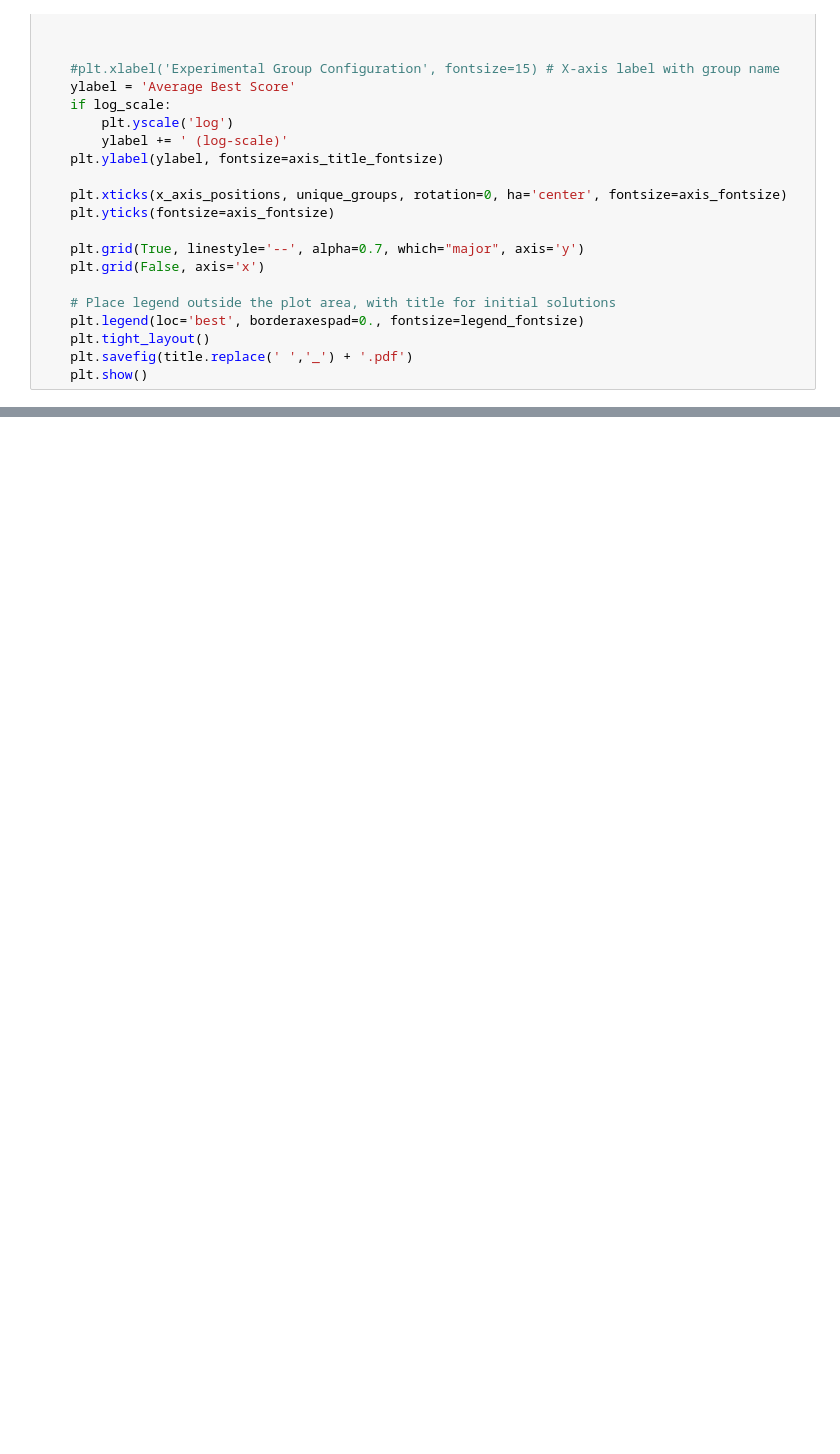
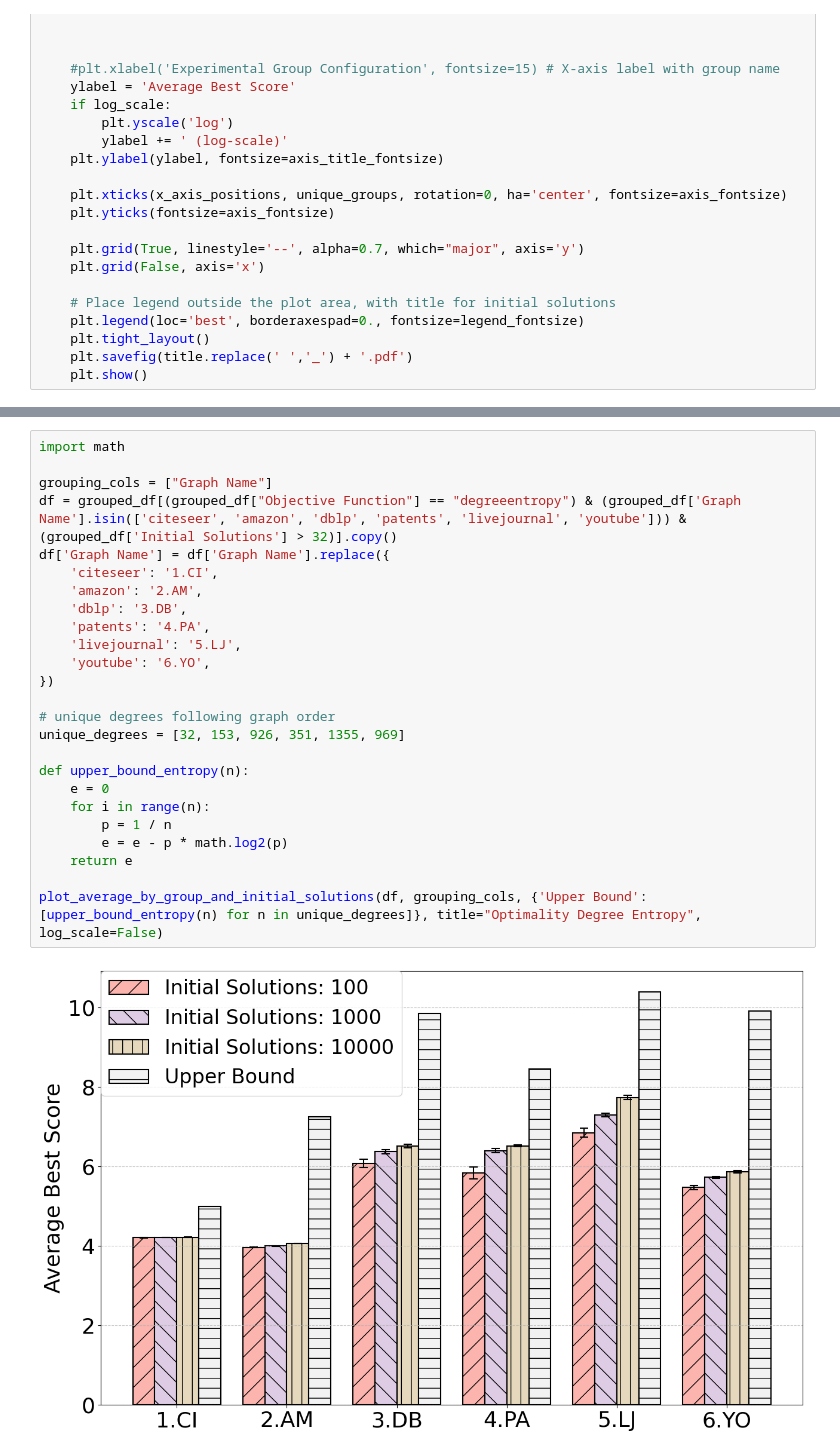
Before and after one commit to dcc-ufla-graph-mining/fractal, a Jupyter notebook: plots/optimality_plots.ipynb, the cells around one changed output, grey strips where cells are left out. Saved outputs shown, nothing was run; the diff lists cells and outputs as text; blank space fills up the shorter version.

```diff
--- a/plots/optimality_plots.ipynb
+++ b/plots/optimality_plots.ipynb
@@ -312,0 +318,27 @@ plot_average_by_group_and_initial_solutions(df, grouping_cols, {'GreedyPeelingIn
+# %%
+import math
+
+grouping_cols = ["Graph Name"]
+df = grouped_df[(grouped_df["Objective Function"] == "degreeentropy") & (grouped_df['Graph Name'].isin(['citeseer', 'amazon', 'dblp', 'patents', 'livejournal', 'youtube'])) & (grouped_df['Initial Solutions'] > 32)].copy()
+df['Graph Name'] = df['Graph Name'].replace({
+    'citeseer': '1.CI',
+    'amazon': '2.AM',
+    'dblp': '3.DB',
+    'patents': '4.PA',
+    'livejournal': '5.LJ',
+    'youtube': '6.YO',
+})
+
+# unique degrees following graph order
+unique_degrees = [32, 153, 926, 351, 1355, 969]
+
+def upper_bound_entropy(n):
+    e = 0
+    for i in range(n):
+        p = 1 / n
+        e = e - p * math.log2(p)
+    return e
+
+plot_average_by_group_and_initial_solutions(df, grouping_cols, {'Upper Bound': [upper_bound_entropy(n) for n in unique_degrees]}, title="Optimality Degree Entropy", log_scale=False)
+# %% [output]
+[figure, added]
```
Also changed, not shown: parts of 7 cells of this notebook, 25 other files.
